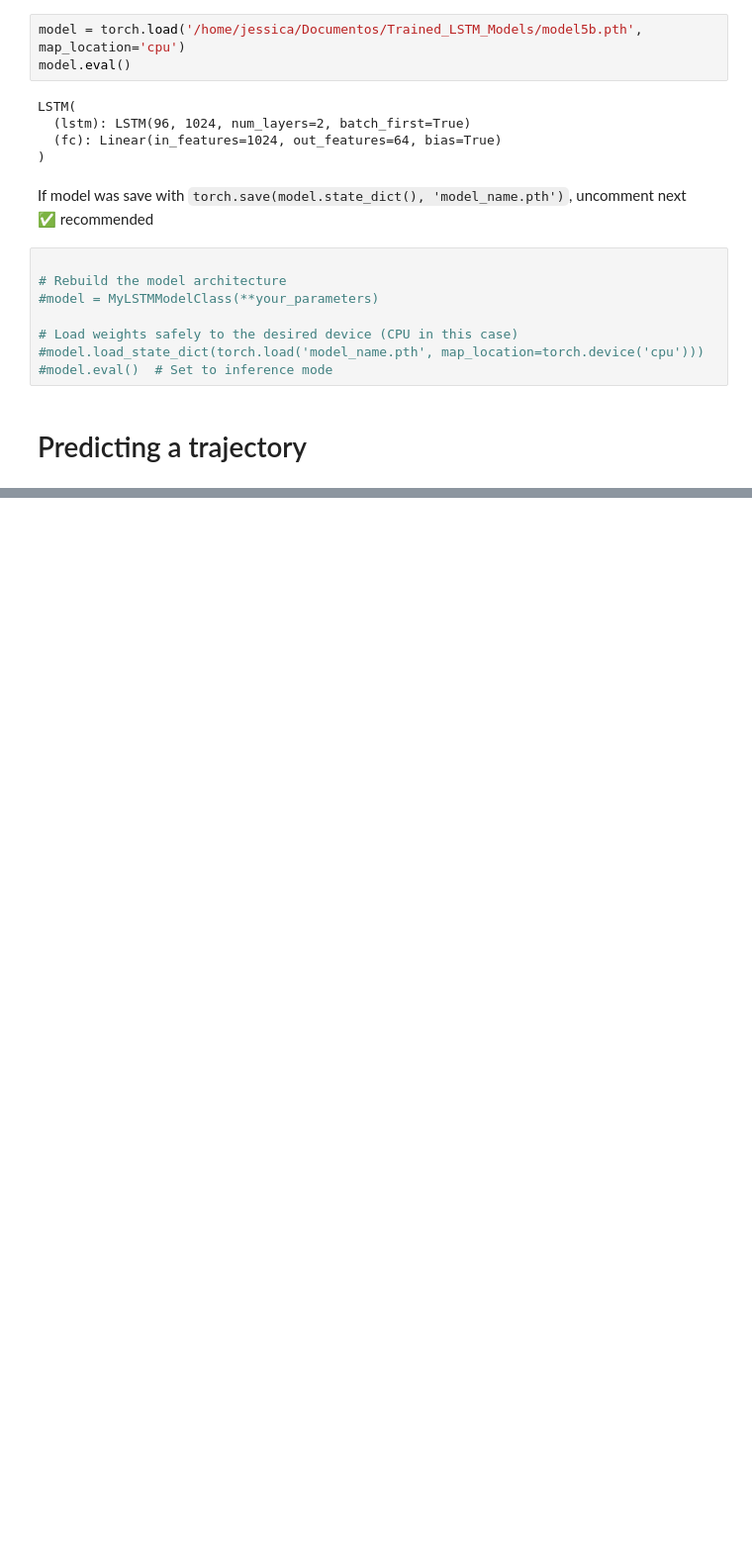
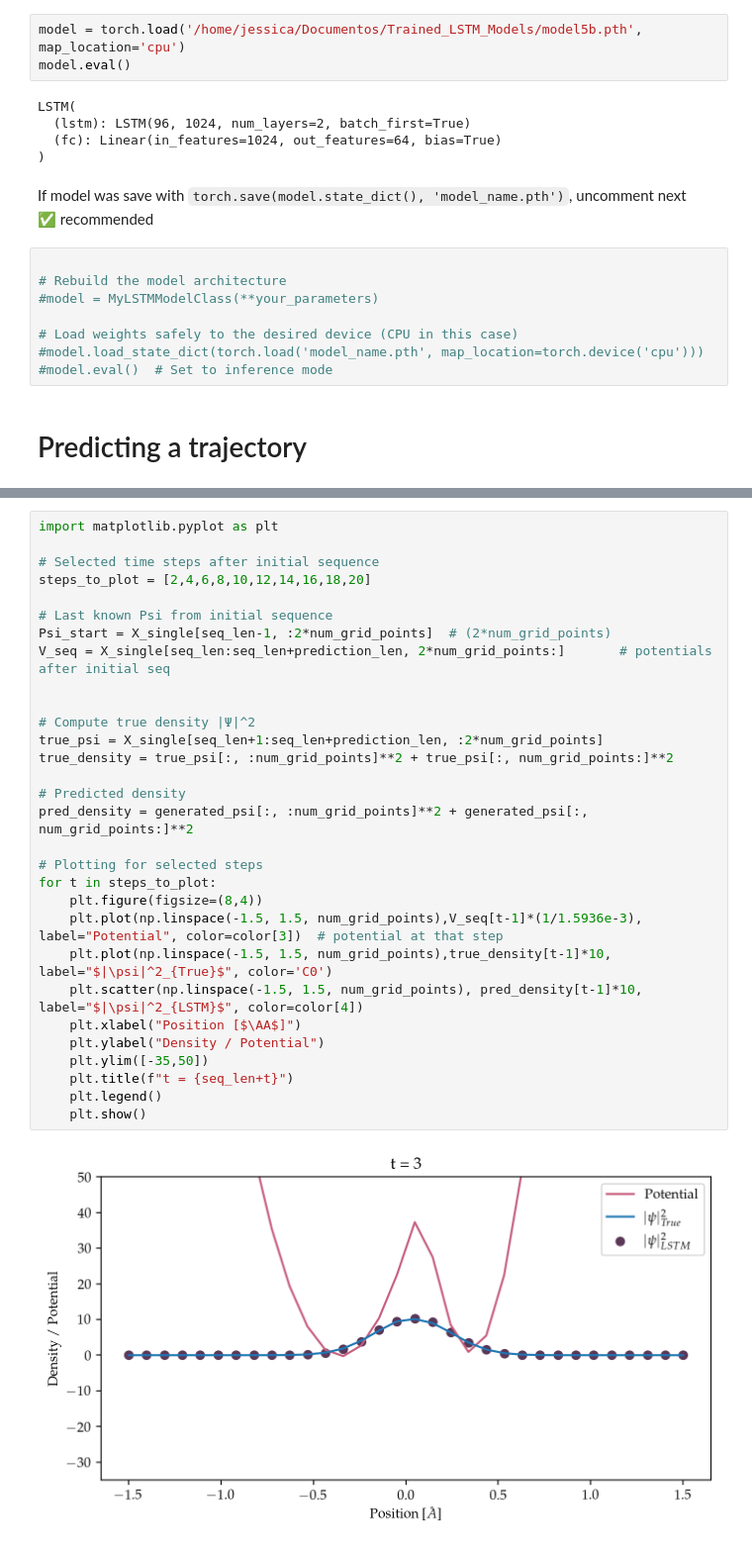
Before and after one commit to Jessi-MM/LSTM_PropagatorLearning, a Jupyter notebook: notebooks/new_03_predictions_visualization.ipynb, the cells around one changed output, grey strips where cells are left out. Shown at 99% size. Saved outputs shown, nothing was run; the diff lists cells and outputs as text; blank space fills up the shorter version.

```diff
--- a/notebooks/new_03_predictions_visualization.ipynb
+++ b/notebooks/new_03_predictions_visualization.ipynb
@@ -458,0 +186,32 @@ plot_density_evolution_from_tensors(Input=input_seq, Output=output_seq, Predicti
+# %%
+import matplotlib.pyplot as plt
+
+# Selected time steps after initial sequence
+steps_to_plot = [2,4,6,8,10,12,14,16,18,20]
+
+# Last known Psi from initial sequence
+Psi_start = X_single[seq_len-1, :2*num_grid_points]  # (2*num_grid_points)
+V_seq = X_single[seq_len:seq_len+prediction_len, 2*num_grid_points:]       # potentials after initial seq
+
+
+# Compute true density |Ψ|^2
+true_psi = X_single[seq_len+1:seq_len+prediction_len, :2*num_grid_points]
+true_density = true_psi[:, :num_grid_points]**2 + true_psi[:, num_grid_points:]**2
+
+# Predicted density
+pred_density = generated_psi[:, :num_grid_points]**2 + generated_psi[:, num_grid_points:]**2
+
+# Plotting for selected steps
+for t in steps_to_plot:
+    plt.figure(figsize=(8,4))
+    plt.plot(np.linspace(-1.5, 1.5, num_grid_points),V_seq[t-1]*(1/1.5936e-3), label="Potential", color=color[3])  # potential at that step
+    plt.plot(np.linspace(-1.5, 1.5, num_grid_points),true_density[t-1]*10, label="$|\psi|^2_{True}$", color='C0')
+    plt.scatter(np.linspace(-1.5, 1.5, num_grid_points), pred_density[t-1]*10, label="$|\psi|^2_{LSTM}$", color=color[4])
+    plt.xlabel("Position [$\AA$]")
+    plt.ylabel("Density / Potential")
+    plt.ylim([-35,50])
+    plt.title(f"t = {seq_len+t}")
+    plt.legend()
+    plt.show()
+# %% [output]
+[figure, added]
```
Also changed, not shown: parts of 30 cells of this notebook, 1 other file.
